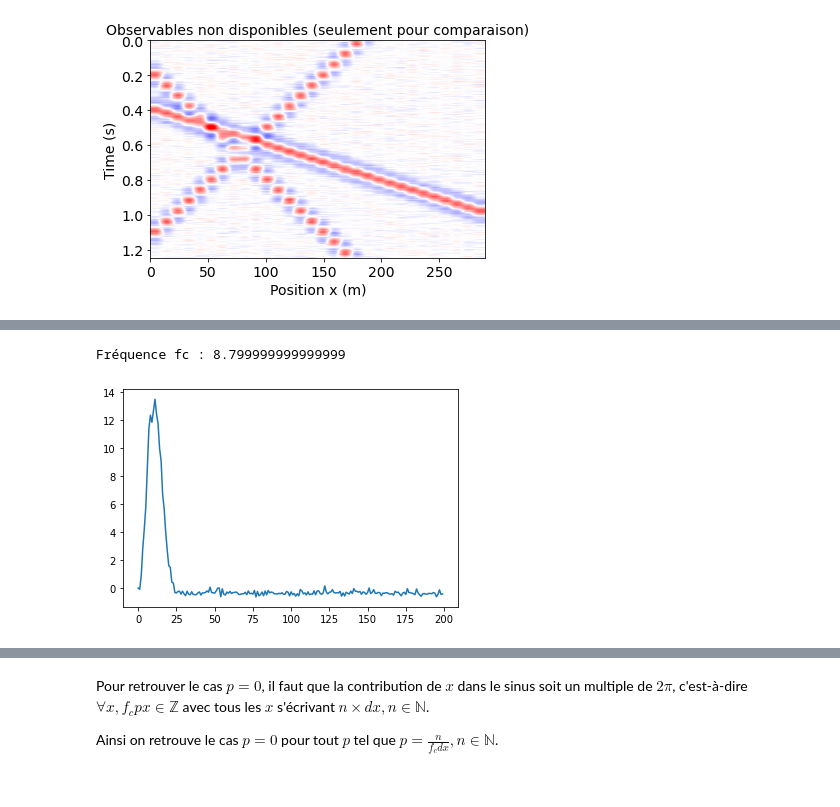
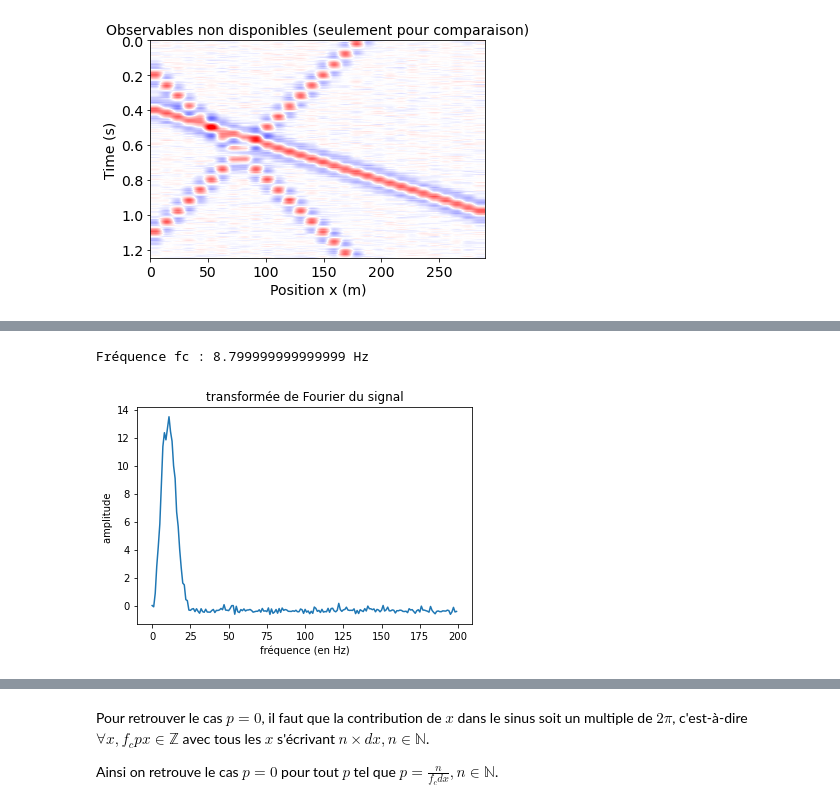
Before and after one commit to gabrielleberrada/projet_traitement_signal, a Jupyter notebook: mini_projet_interpolation/mini_projet_groupe3.ipynb, the cells around one changed output, grey strips where cells are left out. Cells and saved outputs as stored; diff of their text form; code cells hidden in the pictures.

```diff
--- a/mini_projet_interpolation/mini_projet_groupe3.ipynb
+++ b/mini_projet_interpolation/mini_projet_groupe3.ipynb
@@ -117,19 +117,22 @@ $f_c$ est la fréquence caractéristique du signal (pour l'obtenir, calculer les
 # %%
 # Calcul des transformées de Fourier pour chaque x
 transformees = np.fft.fft(gpanel, axis=0)[0:nt//2,:]
 transformees = np.abs(transformees)
 # Calcul des moyennes pour chaque fréquence
 transformees_mean = np.mean(transformees - transformees[0,:], axis=1)
 # fc est la fréquence pour laquelle la moyenne est maximale
 indice = np.argmax(transformees_mean)
 fc = indice/nt/dt
-print(f"Fréquence fc : {fc}")
+print(f"Fréquence fc : {fc} Hz")
 # on verifie graphiquement
 plt.plot(transformees_mean)
+plt.title("transformée de Fourier du signal")
+plt.xlabel("fréquence (en Hz)")
+plt.ylabel("amplitude ")
 plt.show()
 # %% [output]
-Fréquence fc : 8.799999999999999
+Fréquence fc : 8.799999999999999 Hz
-[figure, old version]
+[figure, new version]
 # %%
 def d(t, x, fc, p):
     return np.sin(2*np.pi*fc*(t-p*x))
```
Also changed, not shown: parts of 11 cells of this notebook.
